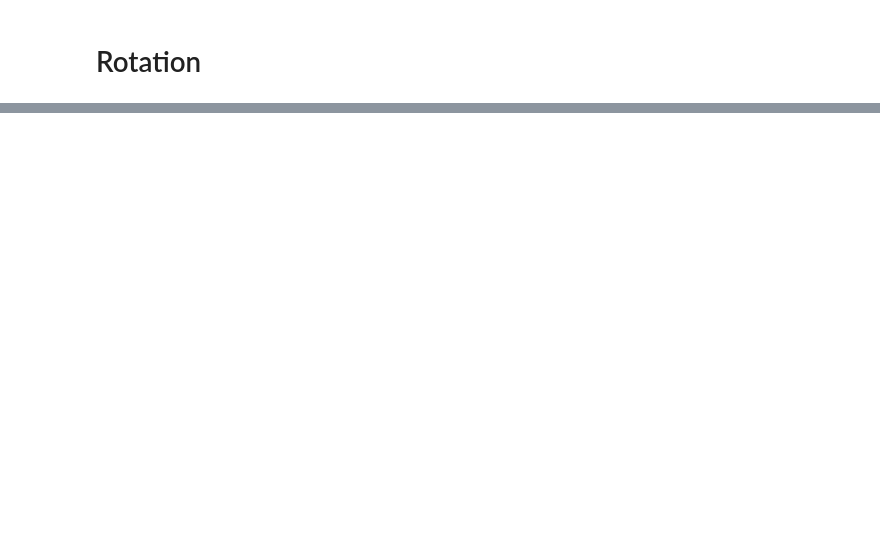
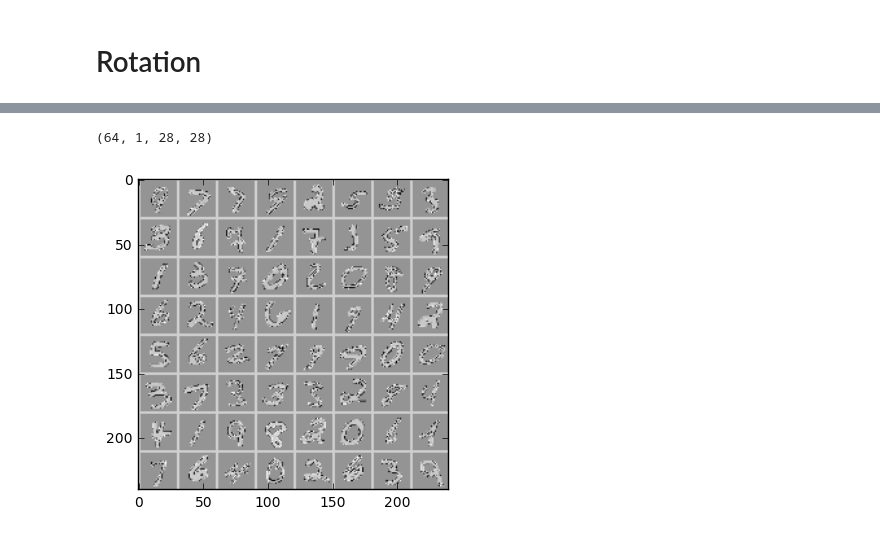
Before and after one commit to QianyuCheng/DSGA1008_DeepLearning, a Jupyter notebook: Assignment1/Notebooks/Simon_Augmentation_test.ipynb, the cells around one changed output, grey strips where cells are left out. Saved outputs shown, nothing was run; the diff lists cells and outputs as text; code cells hidden in the pictures; blank space fills up the shorter version.

```diff
--- a/Assignment1/Notebooks/Simon_Augmentation_test.ipynb
+++ b/Assignment1/Notebooks/Simon_Augmentation_test.ipynb
@@ -104,0 +157,17 @@ imshow(torchvision.utils.make_grid(images_rotated))
+# %%
+#Rotation by 10 20 30 40 degrees
+#Rotation by 320 330 340 350 degrees
+rotated_np =[]
+for train_np in train_all_np:
+    rotated_np.append(rotate(train_np,10)*255)
+rotated_np = np.array(rotated_np)
+# %%
+rotated_tensor = torch.from_numpy(rotated_np.reshape((3000,1,28,28)))
+# %%
+rotated_loader = torch.utils.data.DataLoader(rotated_tensor, batch_size=64, shuffle=True)
+# %%
+images = iter(rotated_loader).next()
+# %%
+images.numpy().shape
+# %% [output]
+(64, 1, 28, 28)
@@ -104,0 +176,4 @@ imshow(torchvision.utils.make_grid(images_rotated))
+# %%
+imshow(torchvision.utils.make_grid(images))
+# %% [output]
+[figure, added]
```
Also changed, not shown: parts of 16 cells of this notebook, 7 other files.
